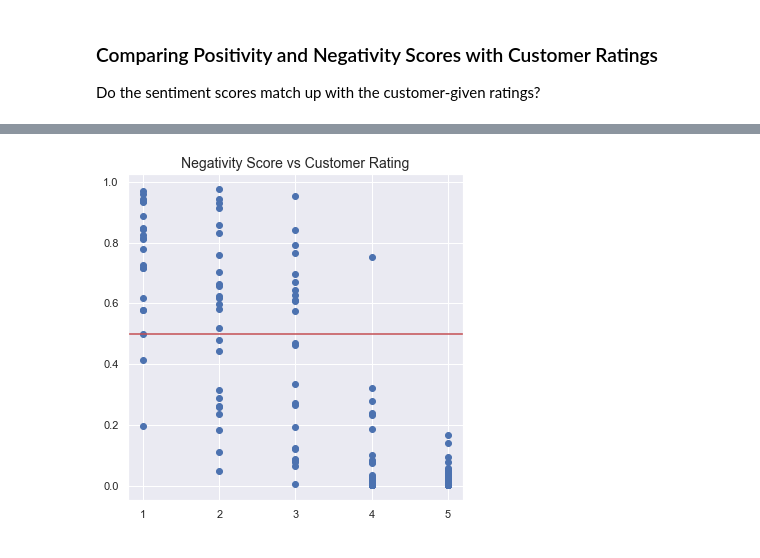
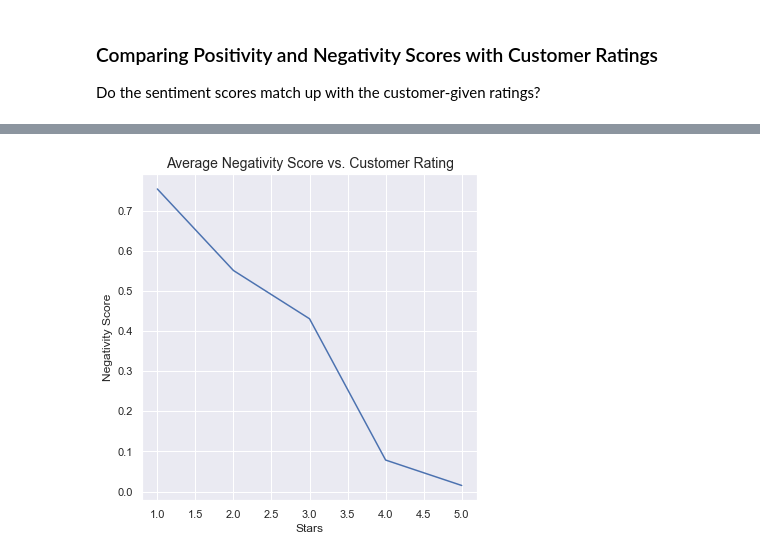
Before and after one commit to rahprabhu/Tennis_Shoe_Senitment_Analysis, a Jupyter notebook: Tennis Shoes - EDA and NLP.ipynb, the cells around one changed output, grey strips where cells are left out. Drawn from its saved outputs; the diff is of its cells as text; code cells hidden in the pictures.

```diff
--- a/Tennis Shoes - EDA and NLP.ipynb
+++ b/Tennis Shoes - EDA and NLP.ipynb
@@ -629,12 +637,13 @@ plt.show()
+# %%
+stars_neg = pd.DataFrame(results_df.groupby('Stars')['neg'].mean().reset_index())
 # %%
 fig = plt.figure(figsize=(6,6))
-plt.scatter(results_df['Stars'], results_df['neg'])
-plt.xticks([1,2,3,4,5])
-plt.axhline(0.5, color = 'r')
-plt.title('Negativity Score vs Customer Rating', fontsize = 14)
+sns.lineplot(data=stars_neg, x='Stars', y='neg')
+plt.title('Average Negativity Score vs. Customer Rating', fontsize=14)
+plt.ylabel('Negativity Score')
 plt.show()
 # %% [output]
-[figure, old version]
+[figure, new version]
 # %%
 #shoe_df.to_csv(r'Documents\Tennis Shoes.csv')
 # %%
```
Also changed, not shown: parts of 3 cells of this notebook.
